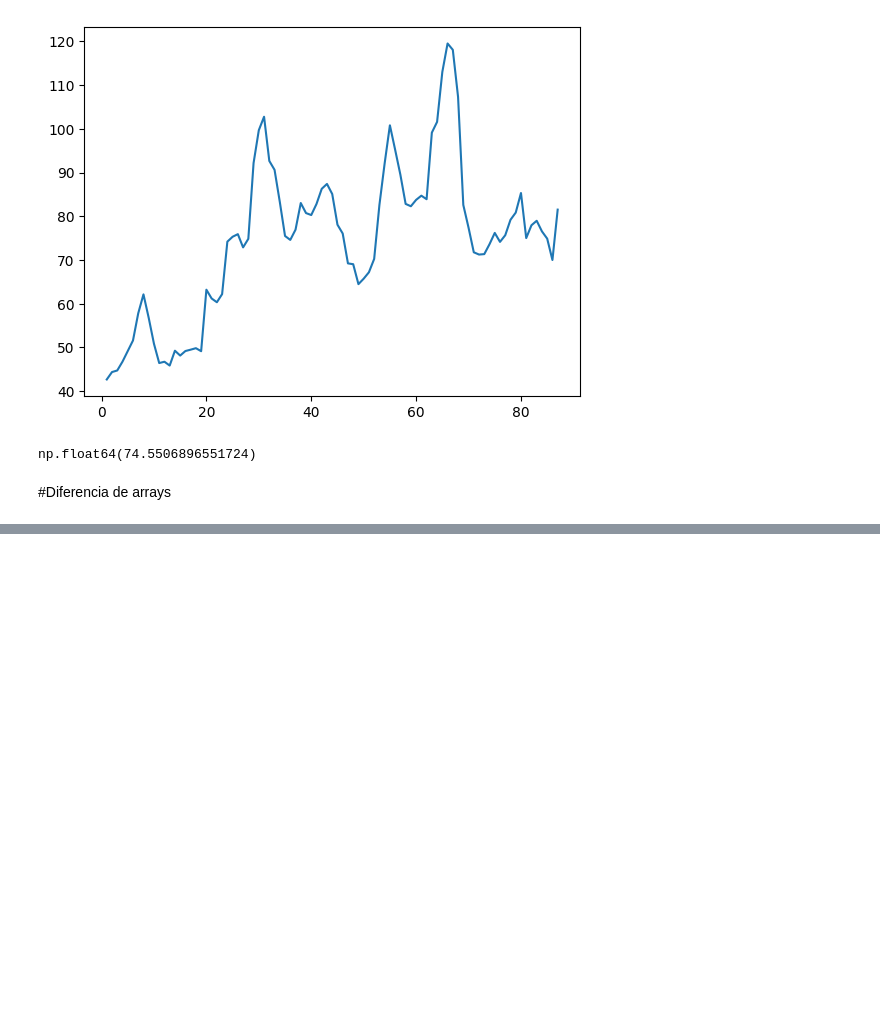
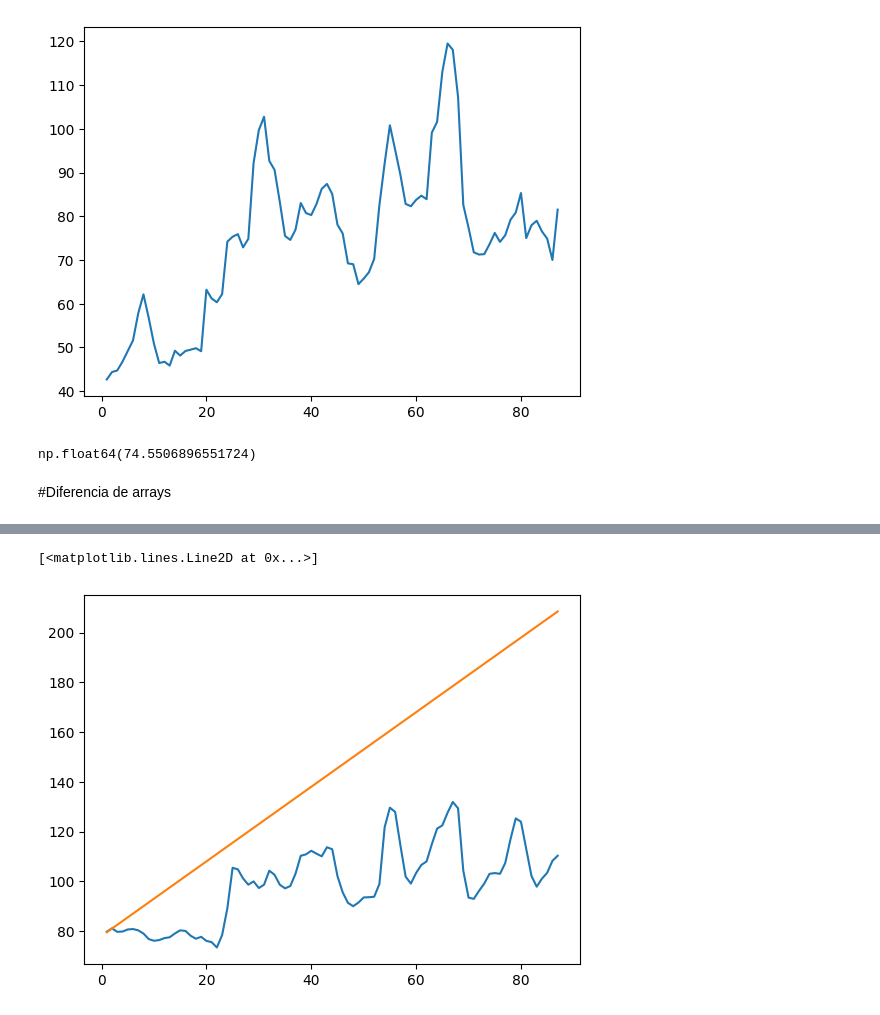
Before and after one commit to OFrancisco3/Data_Science, a Jupyter notebook: Numpy.ipynb, the cells around one changed output, grey strips where cells are left out. Drawn from its saved outputs; the diff is of its cells as text; code cells hidden in the pictures; blank space fills up the shorter version.

```diff
--- a/Numpy.ipynb
+++ b/Numpy.ipynb
@@ -250,0 +256,3 @@ np.float64(74.5506896551724)
+# %%
+x = fechas
+y = 1.5 * x + 78
@@ -250,0 +272,6 @@ np.float64(74.5506896551724)
+# %%
+plt.plot(fechas,Moscu)
+plt.plot(x,y)
+# %% [output]
+[<matplotlib.lines.Line2D at 0x...>]
+[figure, added]
```
Also changed, not shown: parts of 9 cells of this notebook.
